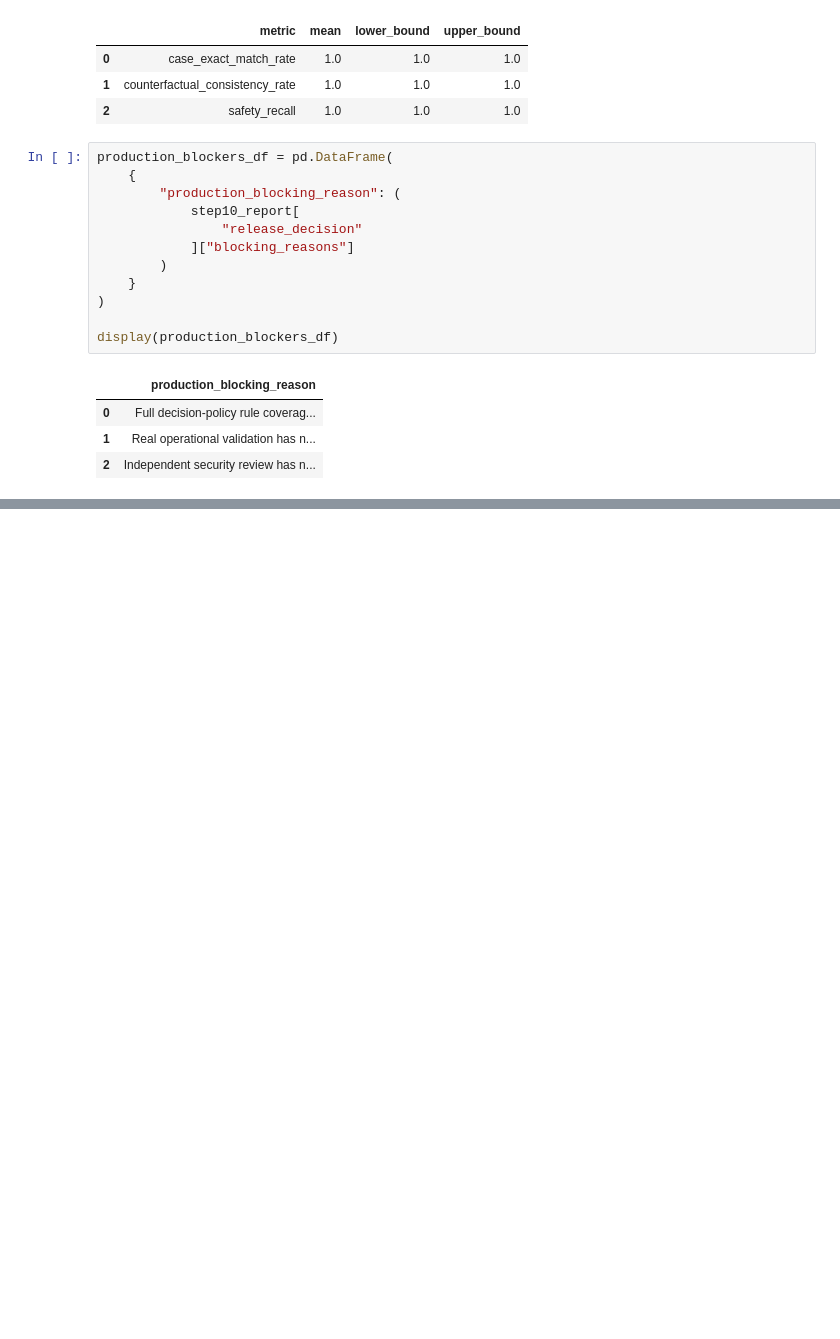
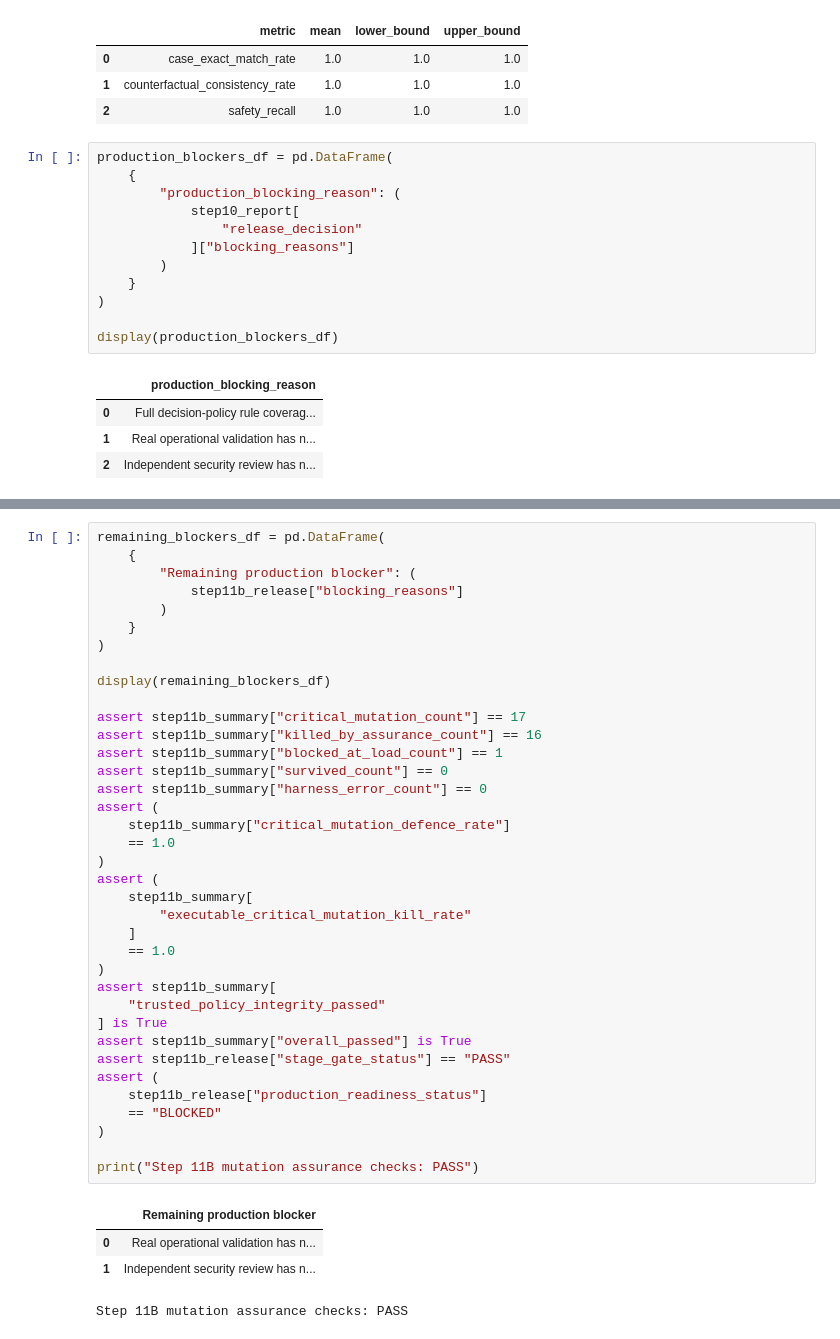
Before and after one commit to keyurck7/aegissec-fedops, a Jupyter notebook: notebooks/AegisSec-3.ipynb, the cells around one changed output, grey strips where cells are left out. Drawn from its saved outputs; the diff is of its cells as text; blank space fills up the shorter version.

```diff
--- a/notebooks/AegisSec-3.ipynb
+++ b/notebooks/AegisSec-3.ipynb
@@ -1771,0 +1921,42 @@ print("Step 11A notebook assurance checks: PASS")
+# %%
+remaining_blockers_df = pd.DataFrame(
+    {
+        "Remaining production blocker": (
+            step11b_release["blocking_reasons"]
+        )
+    }
+)
+
+display(remaining_blockers_df)
+
+assert step11b_summary["critical_mutation_count"] == 17
+assert step11b_summary["killed_by_assurance_count"] == 16
+assert step11b_summary["blocked_at_load_count"] == 1
+assert step11b_summary["survived_count"] == 0
+assert step11b_summary["harness_error_count"] == 0
+assert (
+    step11b_summary["critical_mutation_defence_rate"]
+    == 1.0
+)
+assert (
+    step11b_summary[
+        "executable_critical_mutation_kill_rate"
+    ]
+    == 1.0
+)
+assert step11b_summary[
+    "trusted_policy_integrity_passed"
+] is True
+assert step11b_summary["overall_passed"] is True
+assert step11b_release["stage_gate_status"] == "PASS"
+assert (
+    step11b_release["production_readiness_status"]
+    == "BLOCKED"
+)
+
+print("Step 11B mutation assurance checks: PASS")
+# %% [output]
+|  | Remaining production blocker |
+| 0 | Real operational validation has n... |
+| 1 | Independent security review has n... |
+Step 11B mutation assurance checks: PASS
```
Also changed, not shown: parts of 11 cells of this notebook, 15 other files.
